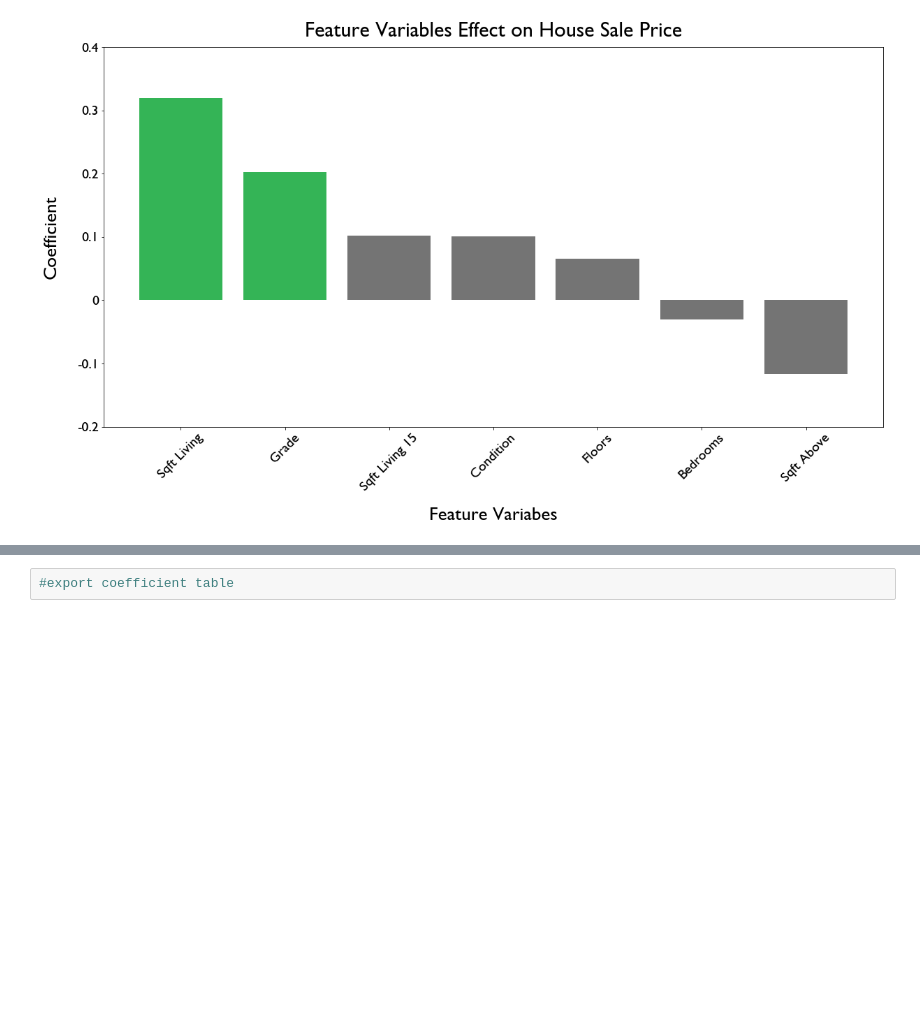
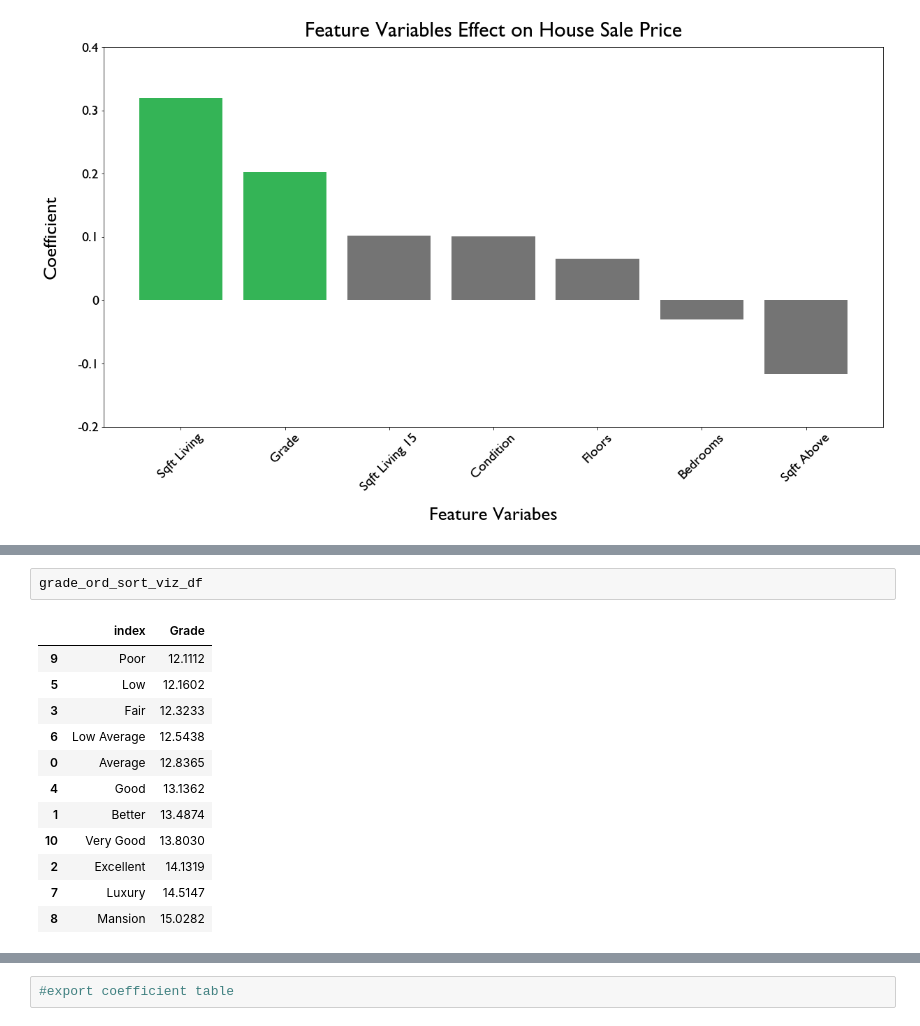
Before and after one commit to dermothethird/King_County_Housing_Project, a Jupyter notebook: Final Model Construction.ipynb, the cells around one changed output, grey strips where cells are left out. Cells and saved outputs as stored; diff of their text form; blank space fills up the shorter version.

```diff
--- a/Final Model Construction.ipynb
+++ b/Final Model Construction.ipynb
@@ -949,3 +981,18 @@ ax.set_xticklabels(coef_x, fontsize=20, rotation=45); #color='white'
+# %%
+grade_ord_sort_viz_df
+# %% [output]
+|  | index | Grade |
+| 9 | Poor | 12.1112 |
+| 5 | Low | 12.1602 |
+| 3 | Fair | 12.3233 |
+| 6 | Low Average | 12.5438 |
+| 0 | Average | 12.8365 |
+| 4 | Good | 13.1362 |
+| 1 | Better | 13.4874 |
+| 10 | Very Good | 13.8030 |
+| 2 | Excellent | 14.1319 |
+| 7 | Luxury | 14.5147 |
+| 8 | Mansion | 15.0282 |
 # %%
 #visualize model for assessor grade correlation
 #vizualize model for coefficients
```
Also changed, not shown: parts of 25 cells of this notebook, 3 other files.
